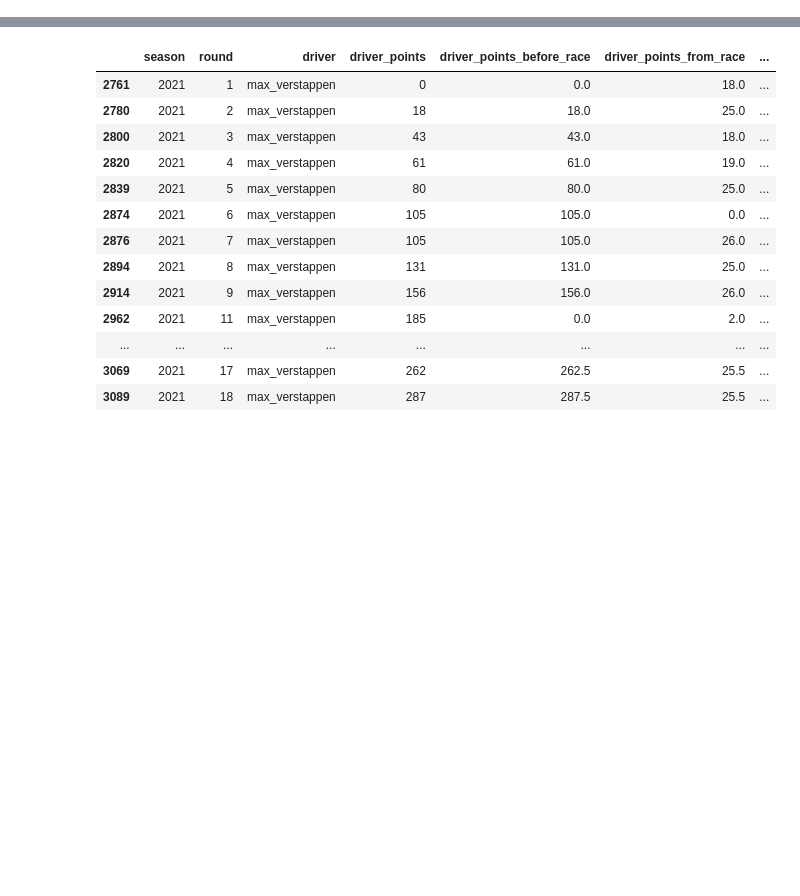
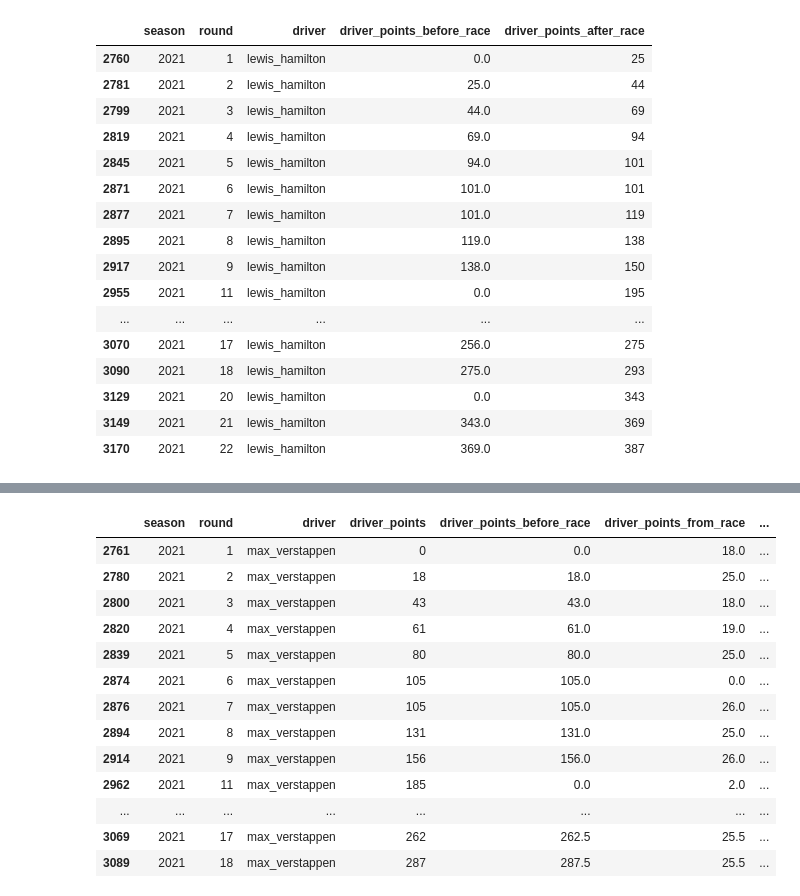
Before and after one commit to ollyjc99/f1-analytics, a Jupyter notebook: data processing/data-processing.ipynb, the cells around one changed output, grey strips where cells are left out. Saved outputs shown, nothing was run; the diff lists cells and outputs as text; code cells hidden in the pictures; blank space fills up the shorter version.

```diff
--- a/data processing/data-processing.ipynb
+++ b/data processing/data-processing.ipynb
@@ -11,7 +11,7 @@ elif platform == "darwin":
 # %%
 merged = pd.read_csv(path+'data/merged.csv')
 # %%
-df = merged.drop(['country', 'lat', 'long', 'date', 'date_of_birth', 'nationality', 'driver_wins_after_race', 'driver_standings_pos_after_race',  'constructor_wins_after_race', 'constructor_standings_pos_after_race'], axis=1)
+df = merged.drop(['country', 'lat', 'long', 'date', 'date_of_birth', 'nationality'], axis=1)
 # %%
 ### Removing sprint races
 
@@ -27,3 +72,23 @@ df = df[~
+# %%
+df[['season', 'round', 'driver', 'driver_points_before_race','driver_points_after_race']].query('season == 2021 & driver == "lewis_hamilton"')
+# %% [output]
+|  | season | round | driver | driver_points_before_race | driver_points_after_race |
+| 2760 | 2021 | 1 | lewis_hamilton | 0.0 | 25 |
+| 2781 | 2021 | 2 | lewis_hamilton | 25.0 | 44 |
+| 2799 | 2021 | 3 | lewis_hamilton | 44.0 | 69 |
+| 2819 | 2021 | 4 | lewis_hamilton | 69.0 | 94 |
+| 2845 | 2021 | 5 | lewis_hamilton | 94.0 | 101 |
+| 2871 | 2021 | 6 | lewis_hamilton | 101.0 | 101 |
+| 2877 | 2021 | 7 | lewis_hamilton | 101.0 | 119 |
+| 2895 | 2021 | 8 | lewis_hamilton | 119.0 | 138 |
+| 2917 | 2021 | 9 | lewis_hamilton | 138.0 | 150 |
+| 2955 | 2021 | 11 | lewis_hamilton | 0.0 | 195 |
+| ... | ... | ... | ... | ... | ... |
+| 3070 | 2021 | 17 | lewis_hamilton | 256.0 | 275 |
+| 3090 | 2021 | 18 | lewis_hamilton | 275.0 | 293 |
+| 3129 | 2021 | 20 | lewis_hamilton | 0.0 | 343 |
+| 3149 | 2021 | 21 | lewis_hamilton | 343.0 | 369 |
+| 3170 | 2021 | 22 | lewis_hamilton | 369.0 | 387 |
 # %%
 driver_points_per_race = []
 driver_points_from_race = []
```
Also changed, not shown: parts of 6 cells of this notebook, 1 other file.
